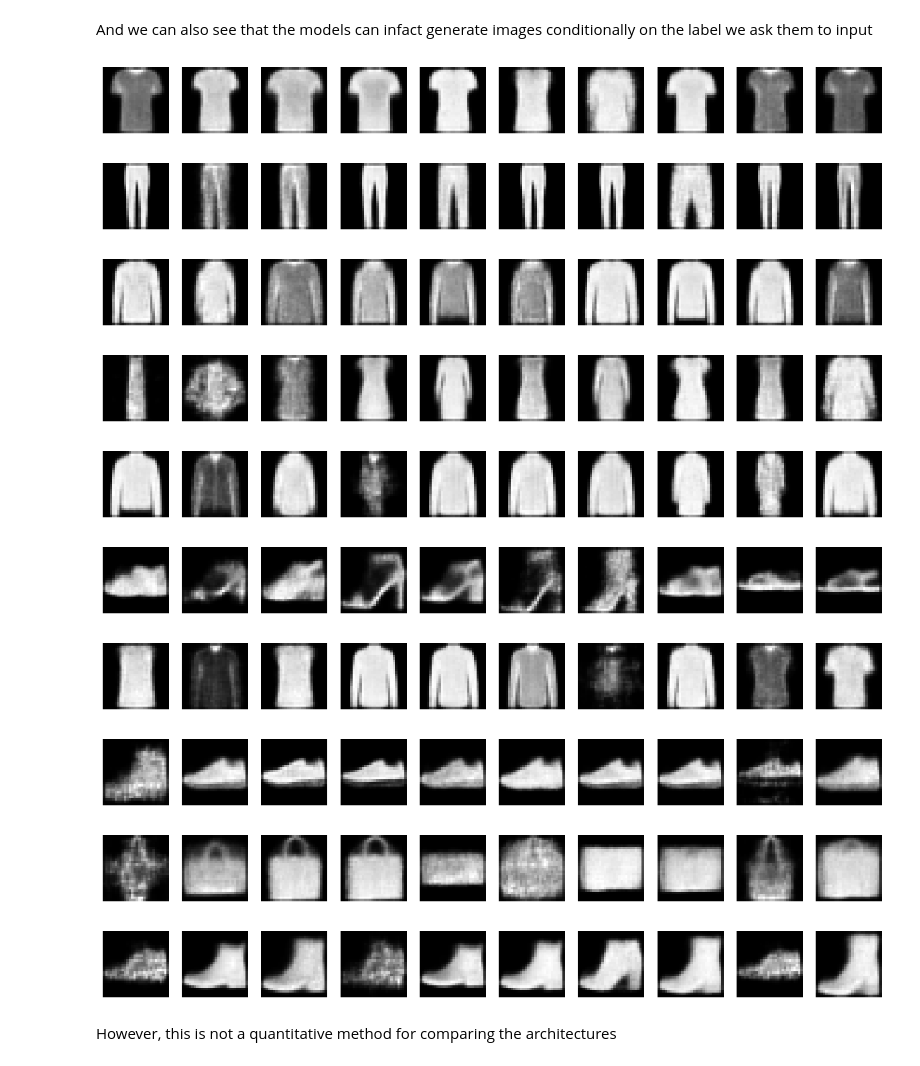
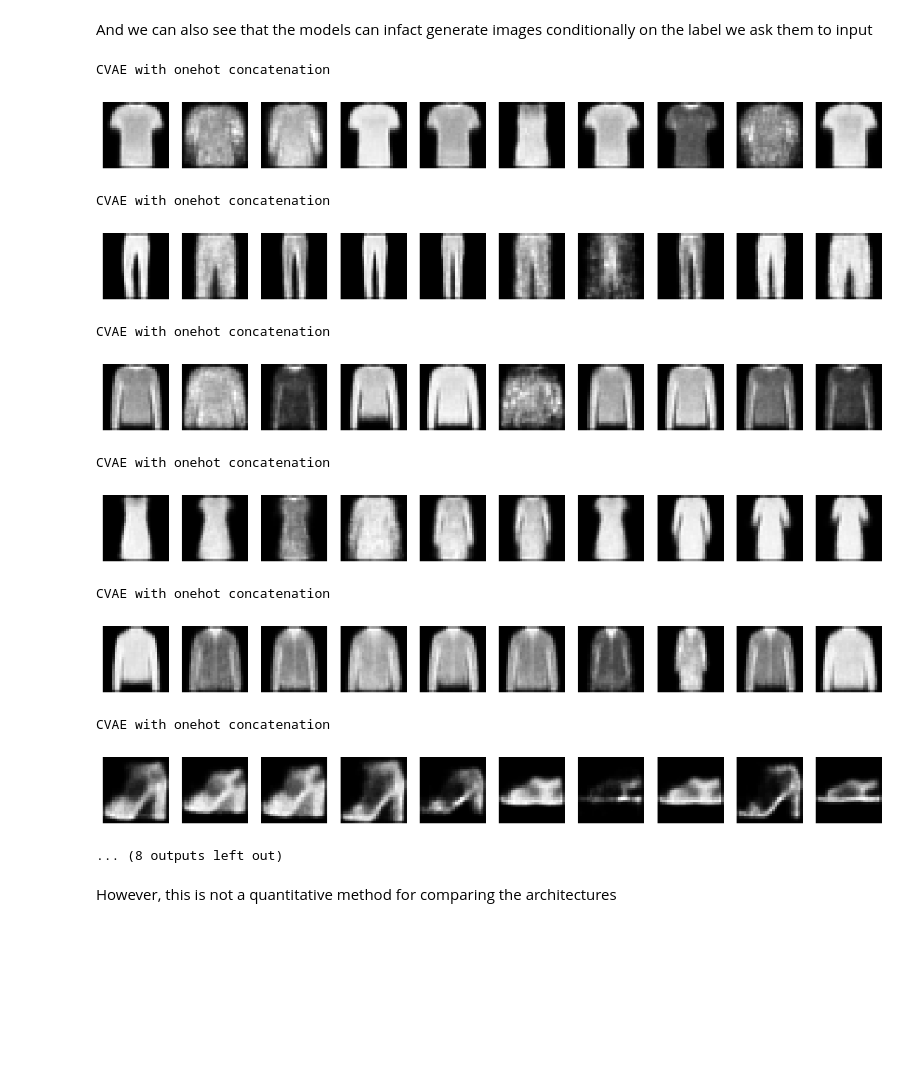
Before and after one commit to selim-ba/insa-hddl-group10, a Jupyter notebook: final.ipynb, the cells around one changed output. Saved outputs shown, nothing was run; the diff lists cells and outputs as text; code cells hidden in the pictures; blank space fills up the shorter version.

Commit message:
developments in the generating images section

```diff
--- a/final.ipynb
+++ b/final.ipynb
@@ -202,12 +277,12 @@ epochs = 30
 beta = 1
 
 # Initialize the cvae model and the Adam optimizer
-cvae = ConditionalConvVAE_onehot_concatenation(latent_dimbatch_size = 128=latent_dim)
+cvae_onehot = ConditionalConvVAE_onehot_concatenation(latent_dim=latent_dim)
 
-#cvae=
-#cvae=
+#cvae_onehot=
+#cvae_onehot=
 
-cvae.to(device)
-optimizer = optim.Adam(cvae.parameters(), lr=learning_rate)
+cvae_onehot.to(device)
+optimizer = optim.Adam(cvae_onehot.parameters(), lr=learning_rate)
 # %% [markdown]
 Now we train the model
@@ -280,42 +356,54 @@ image_comparison(random_images, recons)
 # %% [markdown]
 And we can also see that the models can infact generate images conditionally on the label we ask them to input
 # %%
-def generate_sample(label, num_samples=10):
-    cvae.eval()
+
+#TODO This generate sample procedure only works for the one hot encoding method. It will not work for any other.
+#Hence, the generate sample method should be implemented AT THE DEFINITION OF EACH CLASS, as a method of that class
+
+def generate_sample(model, label, num_samples=10):
+    model.eval()
     with torch.no_grad():
-        z = torch.randn(num_samples, latent_dim).to(device)  # Sample latent vectors
+        # Sample latent vectors
+        z = torch.randn(num_samples, model.latent_dim).to(device)
 
-        #image_1 = test_dataset[3][0]
+        # Create one-hot label tensor
+        one_hot_label = torch.nn.functional.one_hot(
+            torch.tensor([label]*num_samples), num_classes=model.nb_labels
+        ).float().to(device)
 
-        #mu, log_var= cvae.encode(image_1, label = 3)
+        # Decode
+        x = model.fc_decode(torch.cat([z, one_hot_label], dim=1))
+        x = x.view(-1, 128, 4, 4)
+        samples = model.decoder(x)
 
-        #z = cvae.sample(mu=mu, eps=torch.exp(log_var))
+        samples = samples.cpu().view(num_samples, 1, 28, 28)  # reshape for plotting
 
-        samples = cvae.decode(z, label)
-        samples = samples.cpu().view(num_samples, 1, 28, 28)  # Reshape
-
+        # Plot
         fig, ax = plt.subplots(1, num_samples, figsize=(15, 2))
         if num_samples == 1:
             ax = [ax]  # Make it indexable
-
         for i in range(num_samples):
             ax[i].imshow(samples[i].squeeze(0), cmap='gray')
             ax[i].axis('off')
         plt.show()
 # %%
+print("CVAE with onehot concatenation")
 for i in range(0,10):
-    generate_sample(label=i)
+    generate_sample(model=cvae_onehot,label=i)
 # %% [output]
+CVAE with onehot concatenation
-[figure, old version]
+[figure, new version]
+CVAE with onehot concatenation
-[figure, old version]
+[figure, new version]
+CVAE with onehot concatenation
-[figure, old version]
+[figure, new version]
+CVAE with onehot concatenation
-[figure, old version]
+[figure, new version]
+CVAE with onehot concatenation
-[figure, old version]
+[figure, new version]
+CVAE with onehot concatenation
-[figure, old version]
+[figure, new version]
-[figure, removed]
-[figure, removed]
-[figure, removed]
-[figure, removed]
+... (8 outputs left out)
 # %% [markdown]
 However, this is not a quantitative method for comparing the architectures
 # %% [markdown]
```
Also changed, not shown: parts of 13 cells of this notebook.
